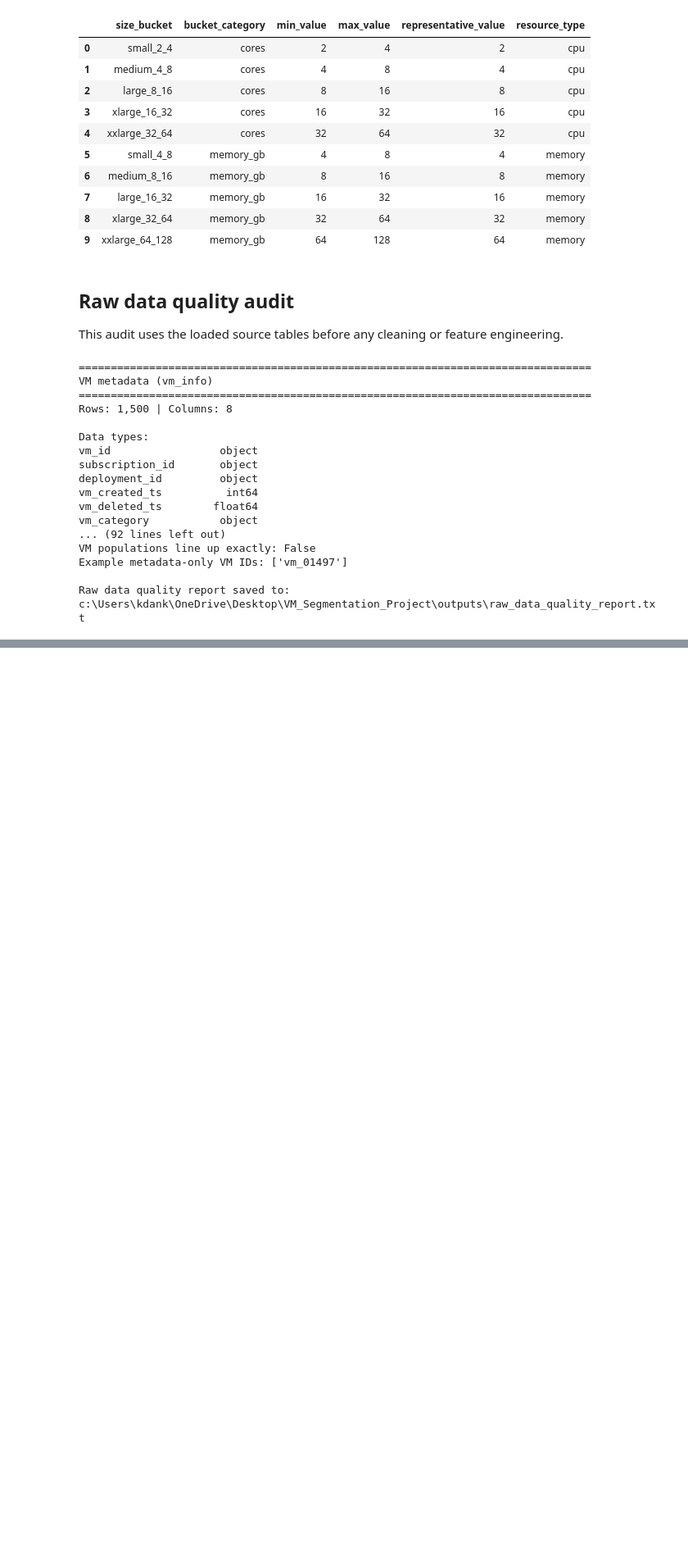
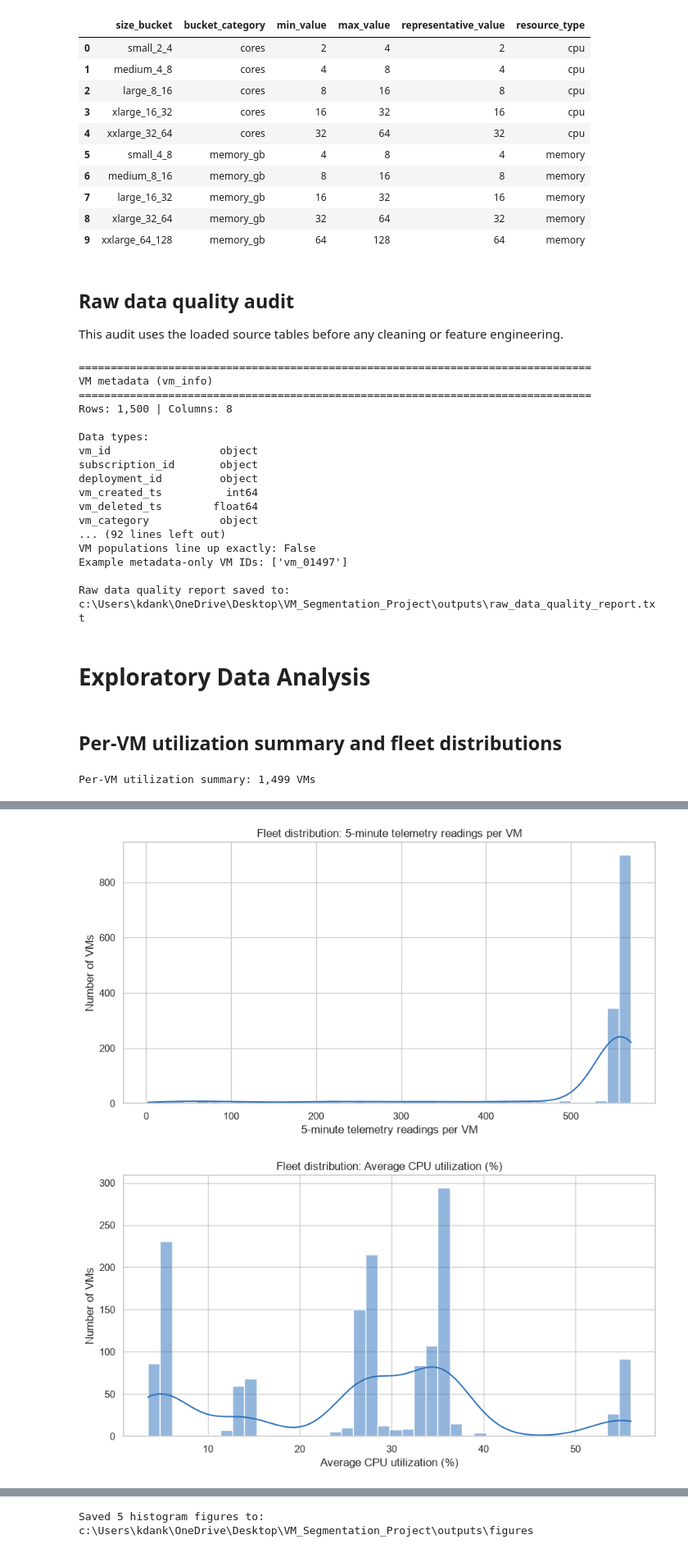
Before and after one commit to Kwasi-Dankwa/Cloud_VM_MLClusterProject, a Jupyter notebook: clustering.ipynb, the cells around one changed output, grey strips where cells are left out. Shown at 82% size. Cells and saved outputs as stored; diff of their text form; code cells hidden in the pictures; blank space fills up the shorter version.

```diff
--- a/clustering.ipynb
+++ b/clustering.ipynb
@@ -180,3 +180,74 @@ VM populations line up exactly: False
 Example metadata-only VM IDs: ['vm_01497']
 
 Raw data quality report saved to: c:\Users\kdank\OneDrive\Desktop\VM_Segmentation_Project\outputs\raw_data_quality_report.txt
+# %% [markdown]
+# Exploratory Data Analysis
+# %% [markdown]
+## Per-VM utilization summary and fleet distributions
+# %%
+FIGURES_DIR = OUTPUT_DIR / 'figures'
+FIGURES_DIR.mkdir(parents=True, exist_ok=True)
+
+# Aggregate 5-minute readings to one behavioural summary for each VM.
+per_vm_utilization_summary = (
+    vm_utilization
+    .groupby('vm_id', as_index=False)
+    .agg(
+        telemetry_readings=('timestamp', 'size'),
+        average_cpu_utilization_pct=('avg_cpu_5min', 'mean'),
+        peak_cpu_utilization_pct=('max_cpu_5min', 'max'),
+        average_memory_utilization_pct=('avg_memory_5min', 'mean'),
+        peak_memory_utilization_pct=('max_memory_5min', 'max'),
+    )
+)
+
+usage_metrics = [
+    'average_cpu_utilization_pct',
+    'peak_cpu_utilization_pct',
+    'average_memory_utilization_pct',
+    'peak_memory_utilization_pct',
+]
+summary_metrics = ['telemetry_readings', *usage_metrics]
+
+# Quantify fleet-wide spread, central tendency, and tails for every per-VM metric.
+fleet_utilization_descriptive_statistics = (
+    per_vm_utilization_summary[summary_metrics]
+    .describe(percentiles=[0.01, 0.05, 0.25, 0.50, 0.75, 0.95, 0.99])
+    .T
+)
+
+print(f'Per-VM utilization summary: {per_vm_utilization_summary.shape[0]:,} VMs')
+display(fleet_utilization_descriptive_statistics)
+
+metric_labels = {
+    'telemetry_readings': '5-minute telemetry readings per VM',
+    'average_cpu_utilization_pct': 'Average CPU utilization (%)',
+    'peak_cpu_utilization_pct': 'Peak CPU utilization (%)',
+    'average_memory_utilization_pct': 'Average memory utilization (%)',
+    'peak_memory_utilization_pct': 'Peak memory utilization (%)',
+}
+
+# Save a separate, readable histogram for every key per-VM metric.
+for metric in summary_metrics:
+    fig, ax = plt.subplots(figsize=(9, 5))
+    sns.histplot(
+        data=per_vm_utilization_summary,
+        x=metric,
+        bins=40,
+        kde=True,
+        color='#2a6fbb',
+        ax=ax,
+    )
+    ax.set_title(f'Fleet distribution: {metric_labels[metric]}')
+    ax.set_xlabel(metric_labels[metric])
+    ax.set_ylabel('Number of VMs')
+    fig.tight_layout()
+    figure_path = FIGURES_DIR / f'{metric}_histogram.png'
+    fig.savefig(figure_path, dpi=150, bbox_inches='tight')
+    plt.show()
+    plt.close(fig)
+
+print(f'Saved {len(summary_metrics)} histogram figures to: {FIGURES_DIR}')
+per_vm_utilization_summary.head()
+# %% [output]
+Per-VM utilization summary: 1,499 VMs
@@ -182,0 +260,2 @@ Raw data quality report saved to: c:\Users\kdank\OneDrive\Desktop\VM_Segmentatio
+[figure, added]
+[figure, added]
@@ -182,0 +265 @@ Raw data quality report saved to: c:\Users\kdank\OneDrive\Desktop\VM_Segmentatio
+Saved 5 histogram figures to: c:\Users\kdank\OneDrive\Desktop\VM_Segmentation_Project\outputs\figures
```
Also changed, not shown: parts of 5 cells of this notebook, 8 other files.
